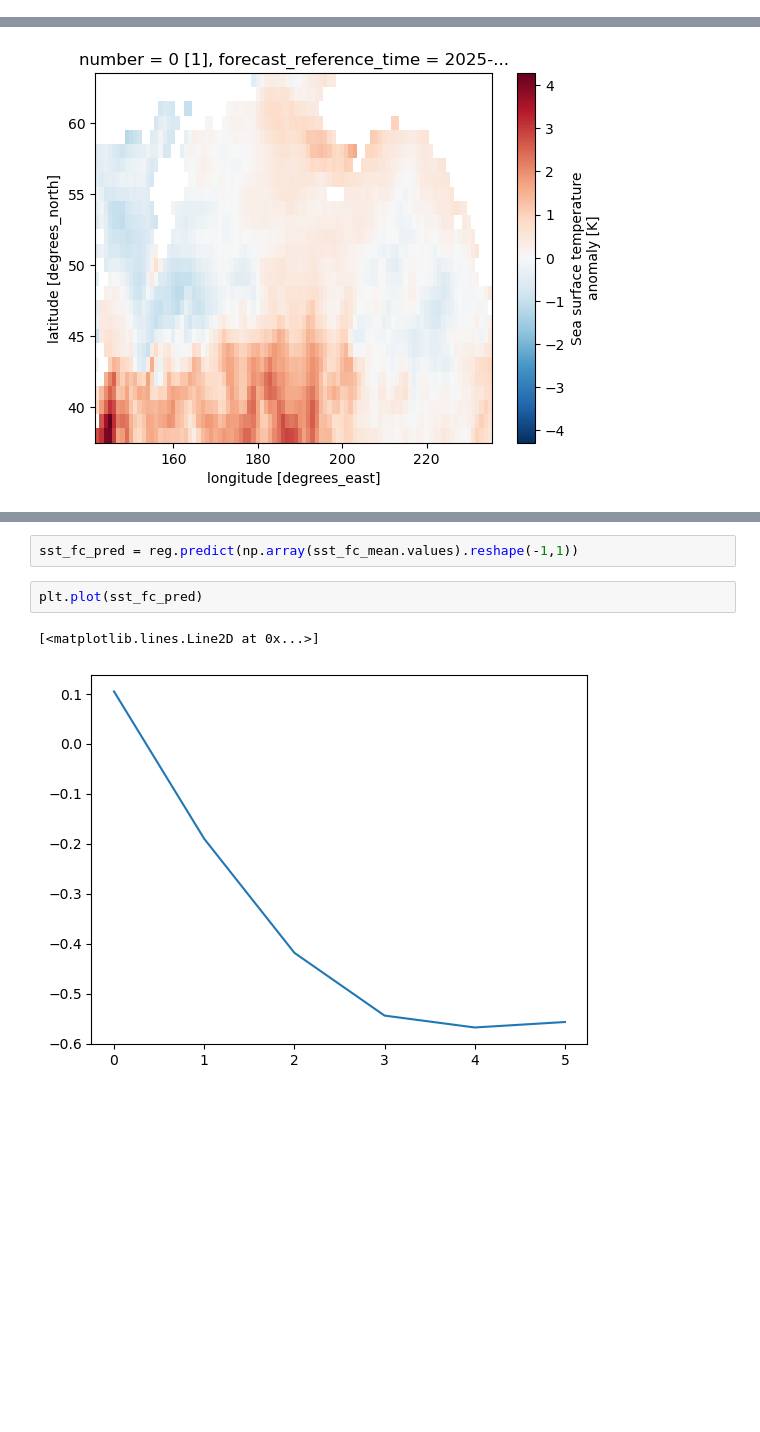
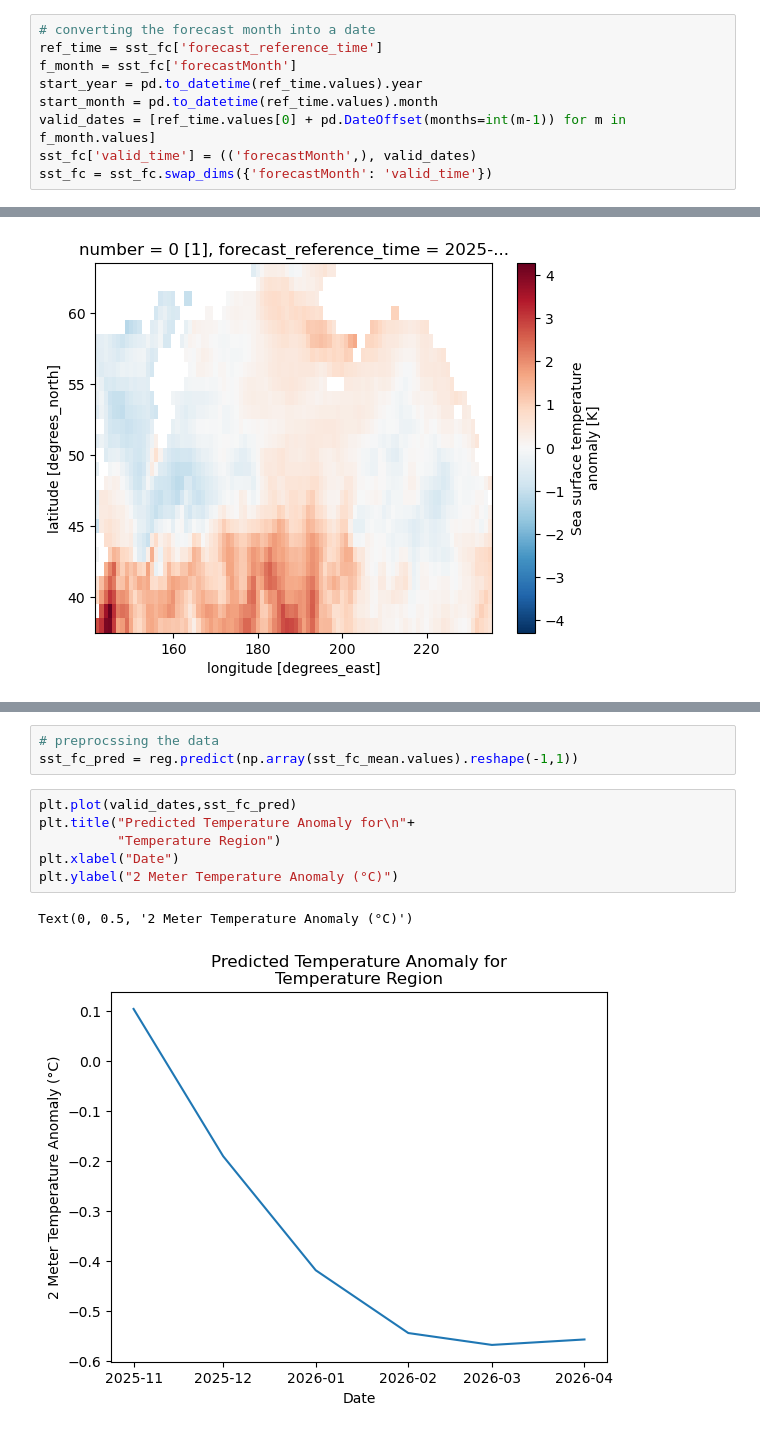
Before and after one commit to ptrierweiler/ATMS-523-Module-8, a Jupyter notebook: trierweiler_project.ipynb, the cells around one changed output, grey strips where cells are left out. Drawn from its saved outputs; the diff is of its cells as text; blank space fills up the shorter version.

```diff
--- a/trierweiler_project.ipynb
+++ b/trierweiler_project.ipynb
@@ -543,0 +543,9 @@ Attributes:
+# %%
+# converting the forecast month into a date
+ref_time = sst_fc['forecast_reference_time']
+f_month = sst_fc['forecastMonth']
+start_year = pd.to_datetime(ref_time.values).year
+start_month = pd.to_datetime(ref_time.values).month
+valid_dates = [ref_time.values[0] + pd.DateOffset(months=int(m-1)) for m in f_month.values]
+sst_fc['valid_time'] = (('forecastMonth',), valid_dates)
+sst_fc = sst_fc.swap_dims({'forecastMonth': 'valid_time'})
@@ -557,7 +594,12 @@ sst_fc_mean = sst_fc['ssta'].sel(longitude=slice(204,227),latitude=slice(52,41))
 # %%
+# preprocssing the data
 sst_fc_pred = reg.predict(np.array(sst_fc_mean.values).reshape(-1,1))
 # %%
-plt.plot(sst_fc_pred)
+plt.plot(valid_dates,sst_fc_pred)
+plt.title("Predicted Temperature Anomaly for\n"+
+          "Temperature Region")
+plt.xlabel("Date")
+plt.ylabel("2 Meter Temperature Anomaly (°C)")
 # %% [output]
-[<matplotlib.lines.Line2D at 0x...>]
+Text(0, 0.5, '2 Meter Temperature Anomaly (°C)')
-[figure, old version]
+[figure, new version]
```
Also changed, not shown: parts of 15 cells of this notebook.
